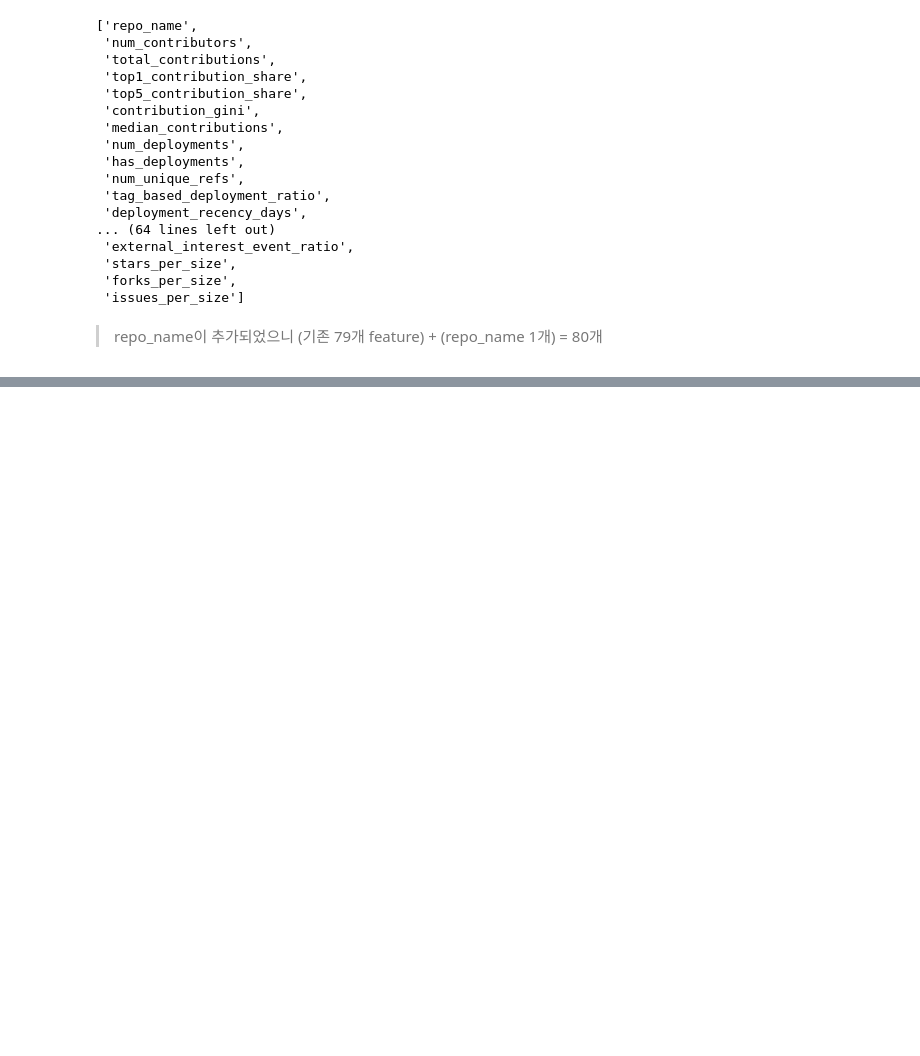
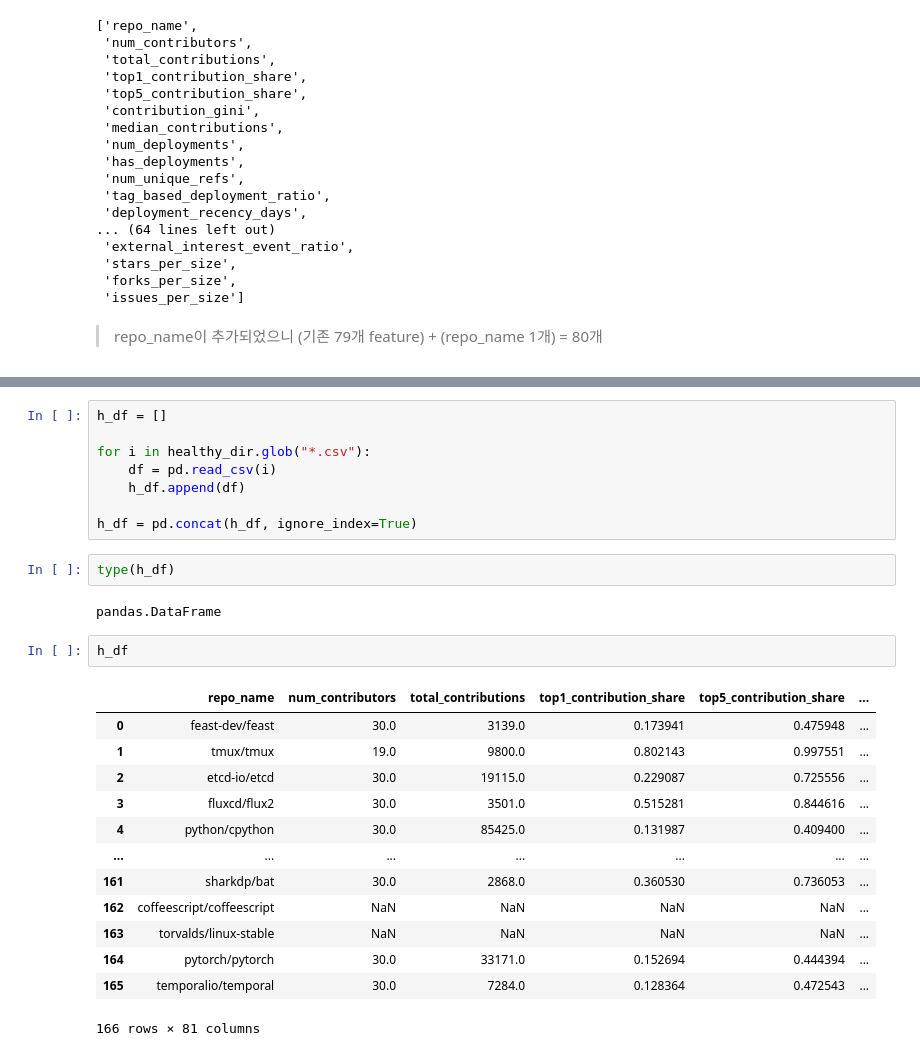
Before and after one commit to OpenSource-2026/oss-health-data, a Jupyter notebook: src/test.ipynb, the cells around one changed output, grey strips where cells are left out. Cells and saved outputs as stored; diff of their text form; blank space fills up the shorter version.

```diff
--- a/src/test.ipynb
+++ b/src/test.ipynb
@@ -103,0 +622,28 @@ all_repo_features.columns.tolist()
+# %%
+h_df = []
+
+for i in healthy_dir.glob("*.csv"):
+    df = pd.read_csv(i)
+    h_df.append(df)
+
+h_df = pd.concat(h_df, ignore_index=True)
+# %%
+type(h_df)
+# %% [output]
+pandas.DataFrame
+# %%
+h_df
+# %% [output]
+|  | repo_name | num_contributors | total_contributions | top1_contribution_share | top5_contribution_share | ... |
+| 0 | feast-dev/feast | 30.0 | 3139.0 | 0.173941 | 0.475948 | ... |
+| 1 | tmux/tmux | 19.0 | 9800.0 | 0.802143 | 0.997551 | ... |
+| 2 | etcd-io/etcd | 30.0 | 19115.0 | 0.229087 | 0.725556 | ... |
+| 3 | fluxcd/flux2 | 30.0 | 3501.0 | 0.515281 | 0.844616 | ... |
+| 4 | python/cpython | 30.0 | 85425.0 | 0.131987 | 0.409400 | ... |
+| ... | ... | ... | ... | ... | ... | ... |
+| 161 | sharkdp/bat | 30.0 | 2868.0 | 0.360530 | 0.736053 | ... |
+| 162 | coffeescript/coffeescript | NaN | NaN | NaN | NaN | ... |
+| 163 | torvalds/linux-stable | NaN | NaN | NaN | NaN | ... |
+| 164 | pytorch/pytorch | 30.0 | 33171.0 | 0.152694 | 0.444394 | ... |
+| 165 | temporalio/temporal | 30.0 | 7284.0 | 0.128364 | 0.472543 | ... |
+166 rows × 81 columns
```
Also changed, not shown: parts of 20 cells of this notebook.
